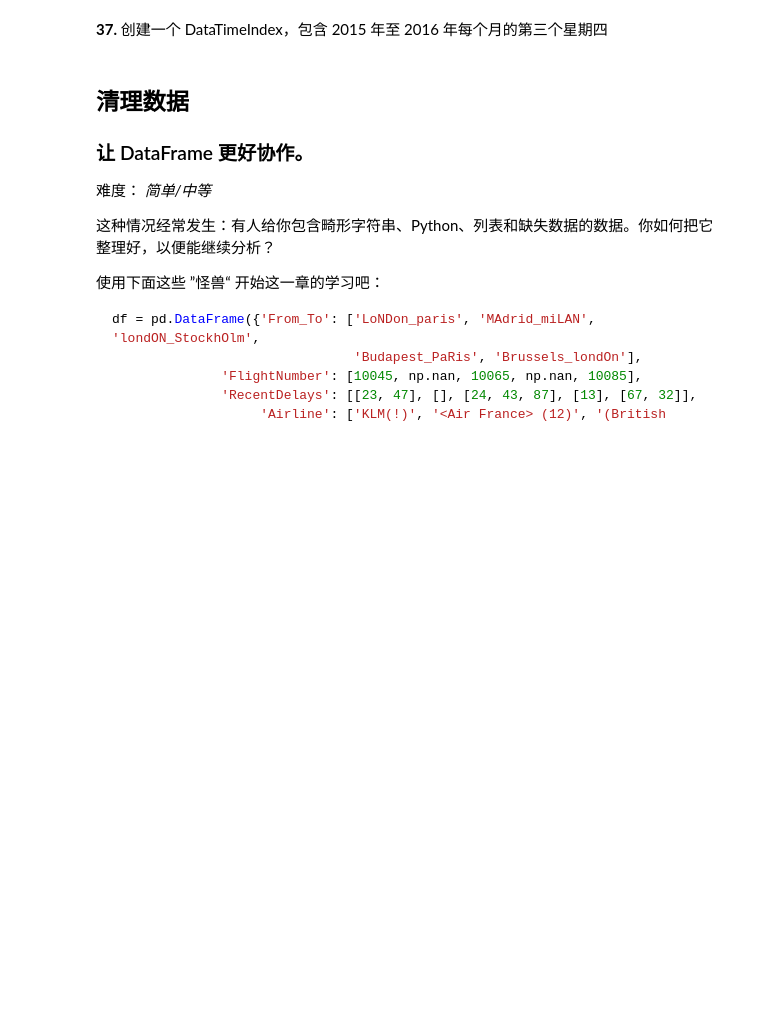
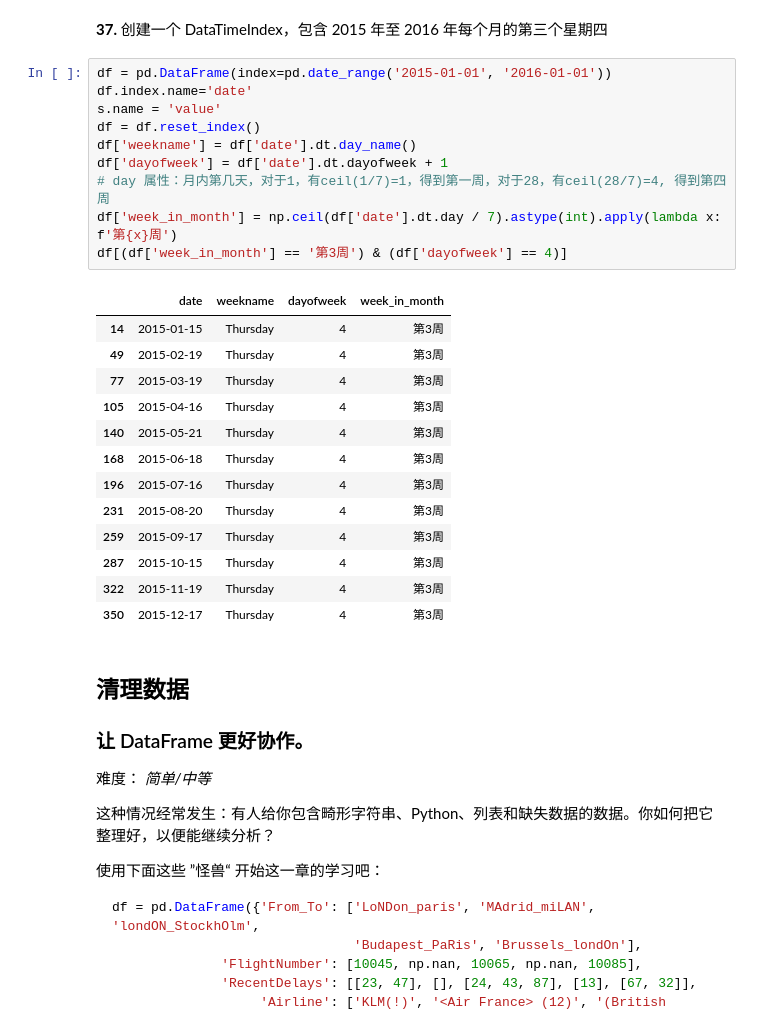
Before and after one commit to xyiling/100-pandas-puzzles-cn, a Jupyter notebook: 100-pandas-puzzles-cn.ipynb, the cells around one changed output. Saved outputs shown, nothing was run; the diff lists cells and outputs as text; blank space fills up the shorter version.

```diff
--- a/100-pandas-puzzles-cn.ipynb
+++ b/100-pandas-puzzles-cn.ipynb
@@ -755,6 +755,30 @@ Grouper(freq='QE')):
 4        0.997242
 # %% [markdown]
 **37.** 创建一个 DataTimeIndex，包含 2015 年至 2016 年每个月的第三个星期四
+# %%
+df = pd.DataFrame(index=pd.date_range('2015-01-01', '2016-01-01'))
+df.index.name='date'
+s.name = 'value'
+df = df.reset_index()
+df['weekname'] = df['date'].dt.day_name()
+df['dayofweek'] = df['date'].dt.dayofweek + 1
+# day 属性：月内第几天，对于1，有ceil(1/7)=1，得到第一周，对于28，有ceil(28/7)=4, 得到第四周
+df['week_in_month'] = np.ceil(df['date'].dt.day / 7).astype(int).apply(lambda x: f'第{x}周')
+df[(df['week_in_month'] == '第3周') & (df['dayofweek'] == 4)]
+# %% [output]
+|  | date | weekname | dayofweek | week_in_month |
+| 14 | 2015-01-15 | Thursday | 4 | 第3周 |
+| 49 | 2015-02-19 | Thursday | 4 | 第3周 |
+| 77 | 2015-03-19 | Thursday | 4 | 第3周 |
+| 105 | 2015-04-16 | Thursday | 4 | 第3周 |
+| 140 | 2015-05-21 | Thursday | 4 | 第3周 |
+| 168 | 2015-06-18 | Thursday | 4 | 第3周 |
+| 196 | 2015-07-16 | Thursday | 4 | 第3周 |
+| 231 | 2015-08-20 | Thursday | 4 | 第3周 |
+| 259 | 2015-09-17 | Thursday | 4 | 第3周 |
+| 287 | 2015-10-15 | Thursday | 4 | 第3周 |
+| 322 | 2015-11-19 | Thursday | 4 | 第3周 |
+| 350 | 2015-12-17 | Thursday | 4 | 第3周 |
 # %% [markdown]
 ## 清理数据
 
```
Also changed, not shown: parts of 3 cells of this notebook.
